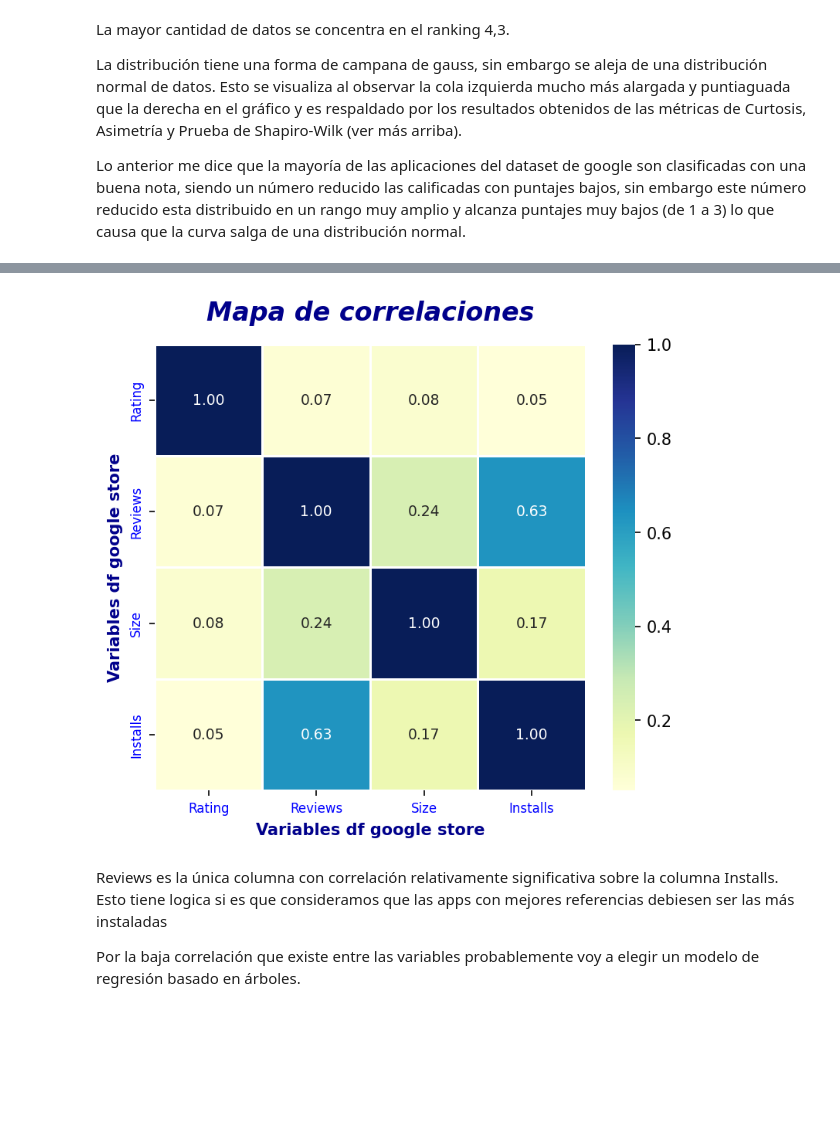
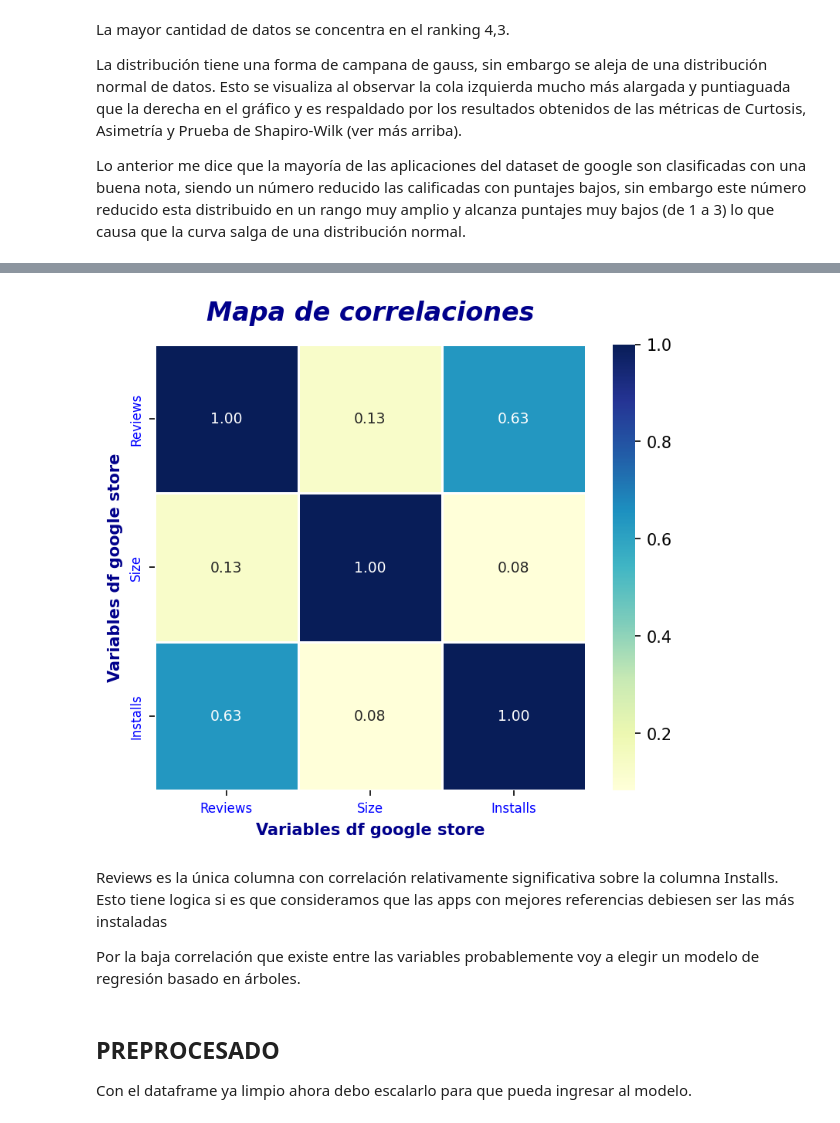
Before and after one commit to gcruzbull/Proyect_7_Bootcamp_UDD, a Jupyter notebook: Experimentos/EDA y Limpieza de Datos/EDA_Proyecto_7.ipynb, the cells around one changed output, grey strips where cells are left out. Drawn from its saved outputs; the diff is of its cells as text; code cells hidden in the pictures; blank space fills up the shorter version.

```diff
--- a/Experimentos/EDA y Limpieza de Datos/EDA_Proyecto_7.ipynb
+++ b/Experimentos/EDA y Limpieza de Datos/EDA_Proyecto_7.ipynb
@@ -912,4 +894,0 @@ def imputar_outliers(df, columns):
-# %%
-# Uso de la función
-columns = ['Reviews', 'Size', 'Installs']
-df_google_sin_duplicados = imputar_outliers(df_google_sin_duplicados, columns)
@@ -976,21 +1057,25 @@ Lo anterior me dice que la mayoría de las aplicaciones del dataset de google so
 # %%
 # Creo un mapa de calor para ver correlaciones numéricas
 
-correlaciones = num_cols.corr()
+correlaciones = numeric_cols.corr()
 plt.figure(figsize=(6,5), dpi=150)
 sns.heatmap(correlaciones, annot=True, linewidths=0.5, cmap="YlGnBu", fmt=".2f", annot_kws={"size":9})
 
 plt.title("Mapa de correlaciones", fontstyle="italic", fontweight="bold", fontsize= 16, pad=15, color="darkblue")
 plt.xticks(color="blue", fontsize=8)
 plt.yticks(color="blue", fontsize=8)
 plt.xlabel("Variables df google store", color="darkblue", fontweight="bold")
 plt.ylabel("Variables df google store", color="darkblue", fontweight="bold")
 
 
 plt.show()
 # %% [output]
-[figure, old version]
+[figure, new version]
 # %% [markdown]
 Reviews es la única columna con correlación relativamente significativa sobre la columna Installs. Esto tiene logica si es que consideramos que las apps con mejores referencias debiesen ser las más instaladas
 
 Por la baja correlación que existe entre las variables probablemente voy a elegir un modelo de regresión basado en árboles.
+# %% [markdown]
+## PREPROCESADO
+
+Con el dataframe ya limpio ahora debo escalarlo para que pueda ingresar al modelo.
```
Also changed, not shown: parts of 26 cells of this notebook, 12 other files.
